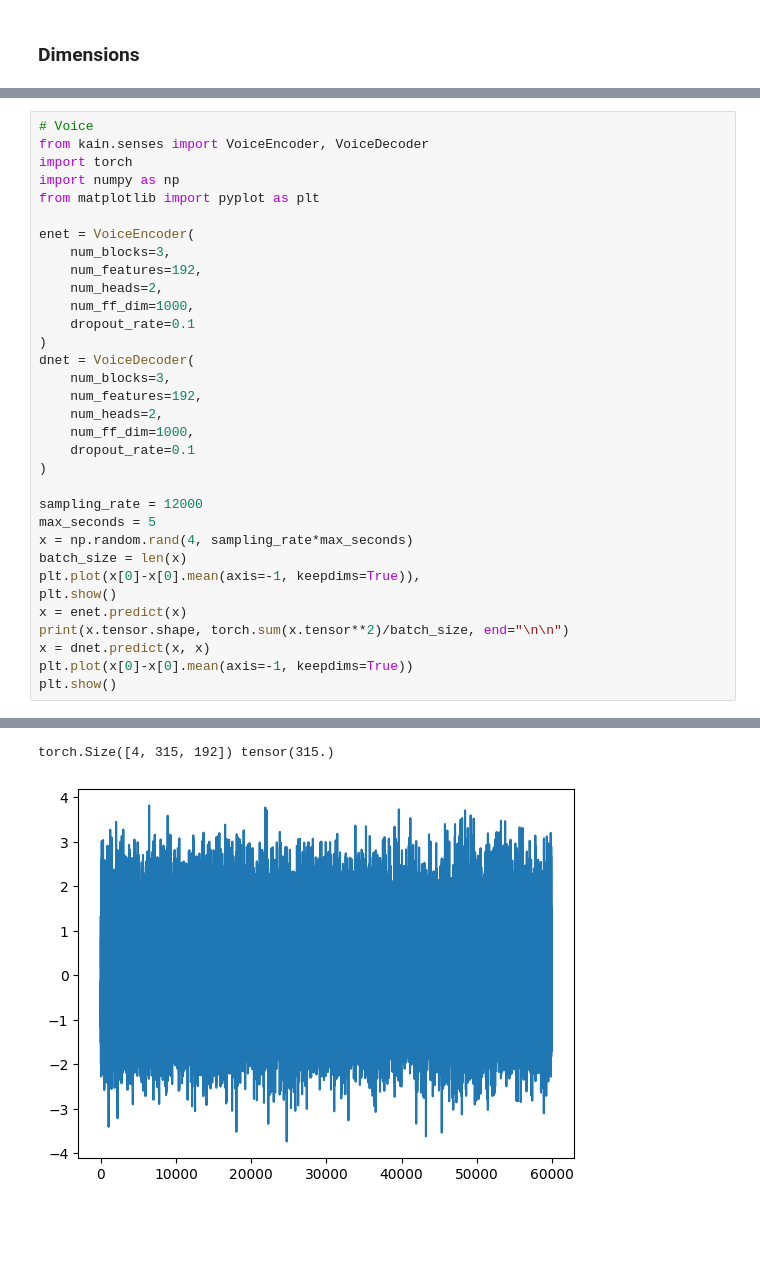
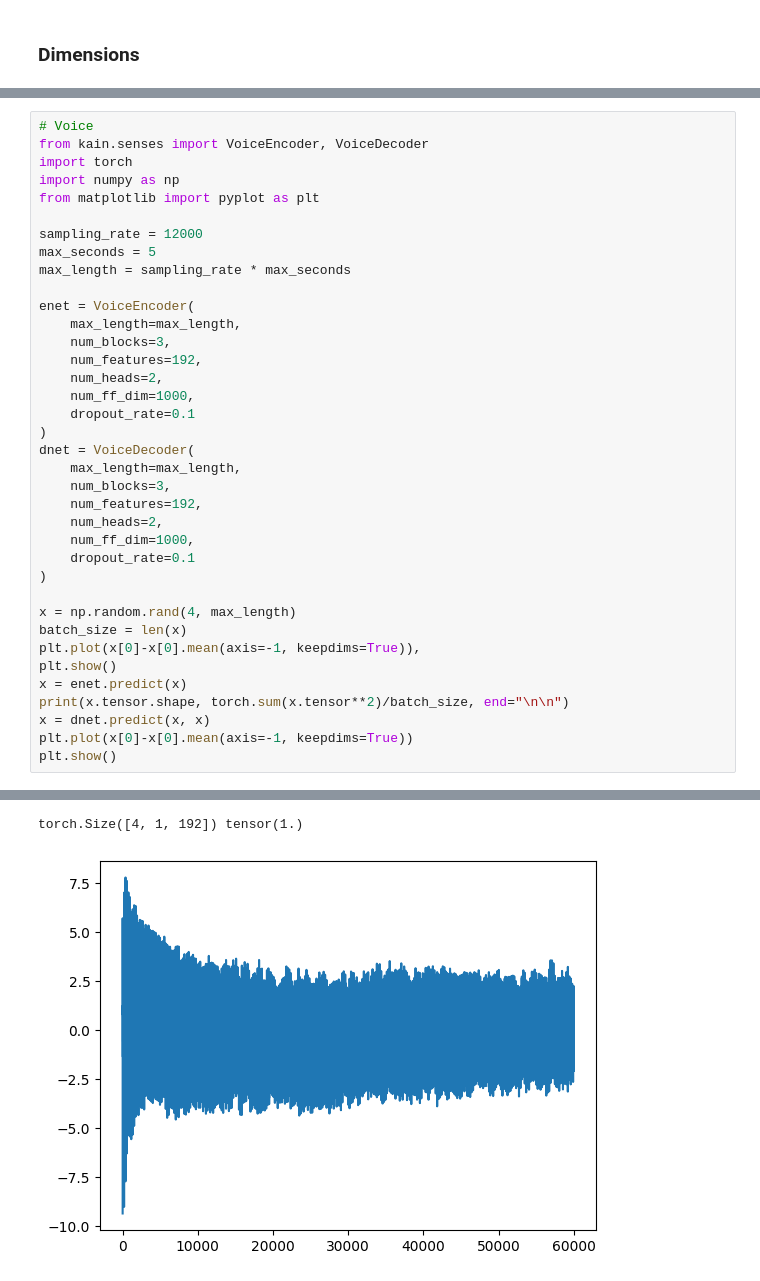
Before and after one commit to KindaOP/KAIN, a Jupyter notebook: debug.ipynb, the cells around one changed output, grey strips where cells are left out. Drawn from its saved outputs; the diff is of its cells as text; blank space fills up the shorter version.

```diff
--- a/debug.ipynb
+++ b/debug.ipynb
@@ -249,7 +249,12 @@ import torch
 import numpy as np
 from matplotlib import pyplot as plt
 
+sampling_rate = 12000
+max_seconds = 5
+max_length = sampling_rate * max_seconds
+
 enet = VoiceEncoder(
+    max_length=max_length,
     num_blocks=3,
     num_features=192,
     num_heads=2,
@@ -257,6 +262,7 @@ enet = VoiceEncoder(
     dropout_rate=0.1
 )
 dnet = VoiceDecoder(
+    max_length=max_length,
     num_blocks=3,
     num_features=192,
     num_heads=2,
@@ -264,9 +270,7 @@ dnet = VoiceDecoder(
     dropout_rate=0.1
 )
 
-sampling_rate = 12000
-max_seconds = 5
-x = np.random.rand(4, sampling_rate*max_seconds)
+x = np.random.rand(4, max_length)
 batch_size = len(x)
 plt.plot(x[0]-x[0].mean(axis=-1, keepdims=True)),
 plt.show()
@@ -280,2 +284,2 @@ plt.show()
-torch.Size([4, 315, 192]) tensor(315.)
+torch.Size([4, 1, 192]) tensor(1.)
-[figure, old version]
+[figure, new version]
```
Also changed, not shown: parts of 3 cells of this notebook, 2 other files.
